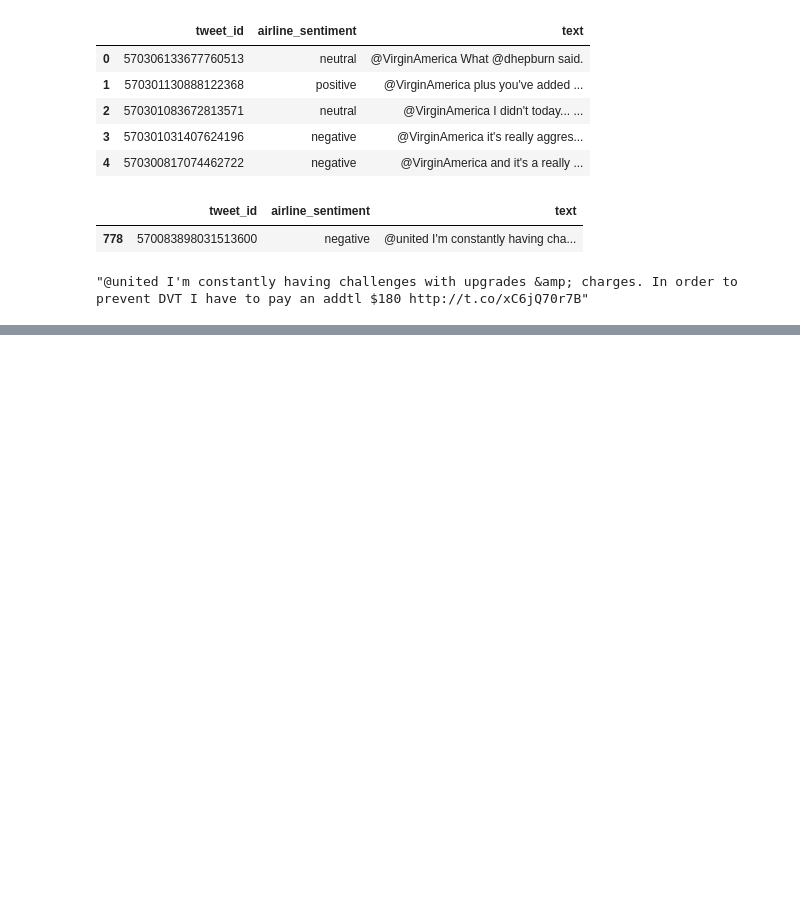
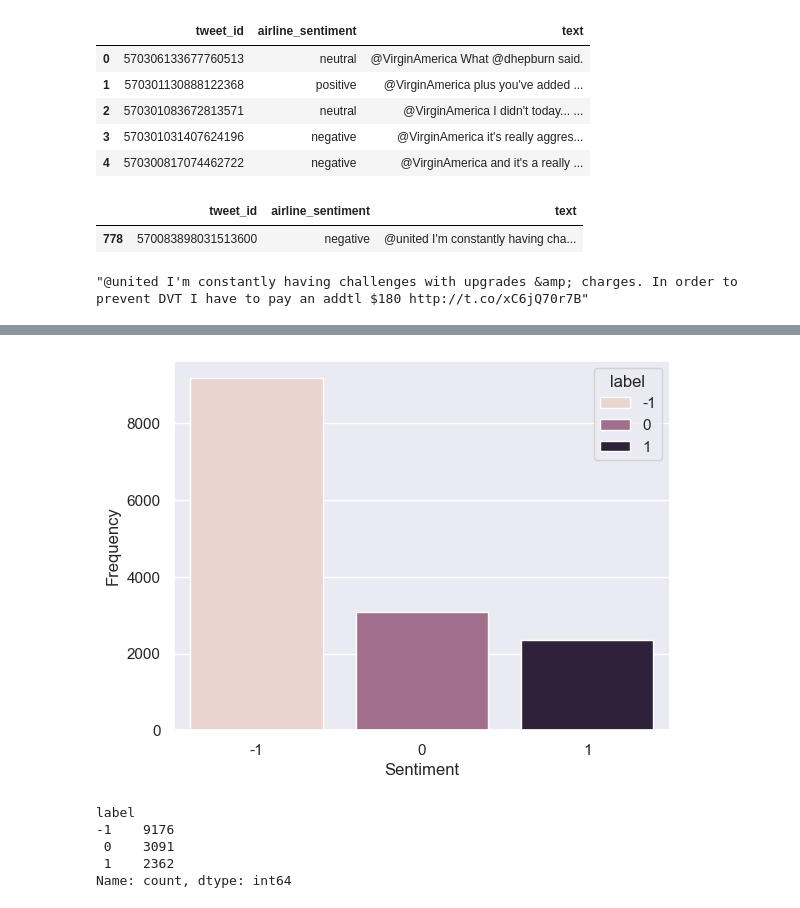
Before and after one commit to lucaswin89/Sentiment-Analysis-using-Machine-Learning-Models, a Jupyter notebook: SentimentAnalysis_YeYintWin.ipynb, the cells around one changed output, grey strips where cells are left out. Cells and saved outputs as stored; diff of their text form; code cells hidden in the pictures; blank space fills up the shorter version.

```diff
--- a/SentimentAnalysis_YeYintWin.ipynb
+++ b/SentimentAnalysis_YeYintWin.ipynb
@@ -144,0 +134,4 @@ PermissionError: [Errno 13] Permission denied: 'yeyintwin_workshop3.csv'
+# %%
+df_sub = pd.read_csv('yeyintwin_workshop3.csv')
+print(df_sub.shape)
+df_sub.head(5)
@@ -144,0 +151,3 @@ PermissionError: [Errno 13] Permission denied: 'yeyintwin_workshop3.csv'
+# %%
+df_sub_cleaned = df_sub.dropna()
+df_sub_cleaned.shape
@@ -144,0 +156,3 @@ PermissionError: [Errno 13] Permission denied: 'yeyintwin_workshop3.csv'
+# %%
+df_sub_cleaned['label'] = df_sub_cleaned['airline_sentiment'].map({'negative': -1, 'neutral': 0, 'positive': 1}) # Negative: -1, neutral: 0, positive 1
+df_sub_cleaned.head(5)
@@ -144,0 +237,15 @@ PermissionError: [Errno 13] Permission denied: 'yeyintwin_workshop3.csv'
+# %%
+sns.set(style="darkgrid")
+sns.countplot(x = 'label', data = df_sub_cleaned, order = df_sub_cleaned['label'].value_counts().index, hue = 'label')
+plt.xlabel('Sentiment')
+plt.ylabel('Frequency')
+plt.show()
+
+print(df_sub_cleaned['label'].value_counts())
+# %% [output]
+[figure, added]
+label
+-1    9176
+ 0    3091
+ 1    2362
+Name: count, dtype: int64
```
Also changed, not shown: parts of 25 cells of this notebook.
